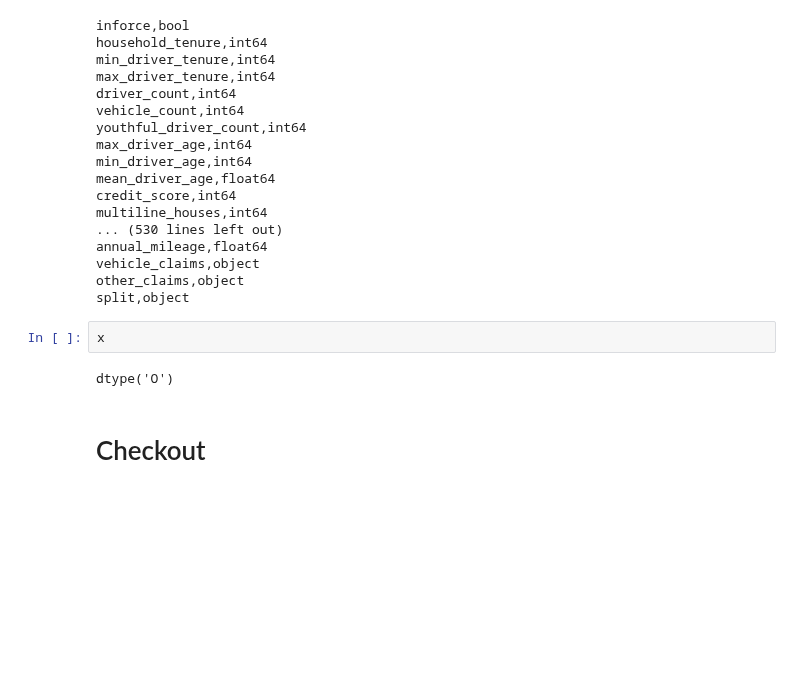
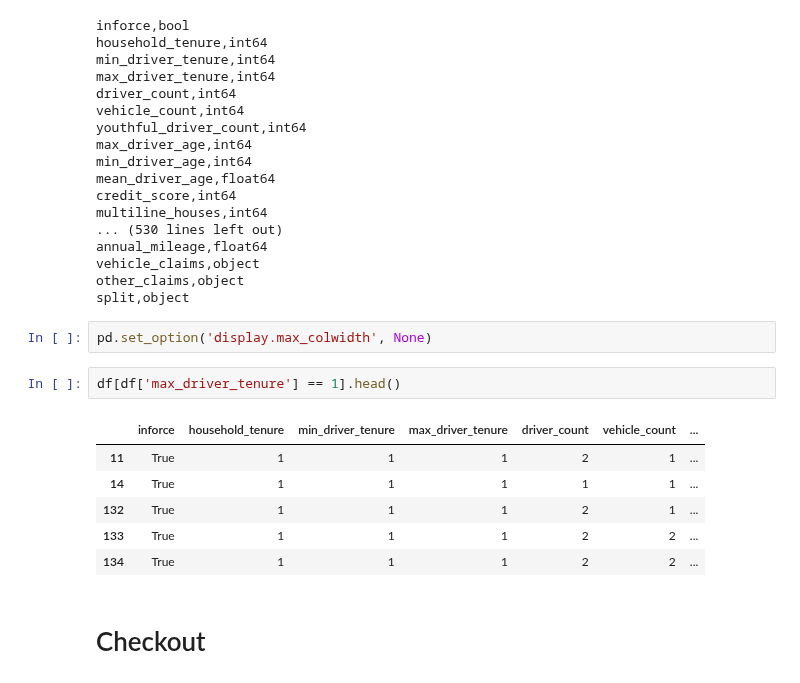
Before and after one commit to rosacker/msds_498_insurance_loss_modeling, a Jupyter notebook: synthetic_data_creation/Data_Creation.ipynb, the cells around one changed output. Cells and saved outputs as stored; diff of their text form; blank space fills up the shorter version.

```diff
--- a/synthetic_data_creation/Data_Creation.ipynb
+++ b/synthetic_data_creation/Data_Creation.ipynb
@@ -66,10 +66,17 @@ annual_mileage,float64
 vehicle_claims,object
 other_claims,object
 split,object
-# %%
-x
-# %% [output]
-dtype('O')
+# %%
+pd.set_option('display.max_colwidth', None)
+# %%
+df[df['max_driver_tenure'] == 1].head()
+# %% [output]
+|  | inforce | household_tenure | min_driver_tenure | max_driver_tenure | driver_count | vehicle_count | ... |
+| 11 | True | 1 | 1 | 1 | 2 | 1 | ... |
+| 14 | True | 1 | 1 | 1 | 1 | 1 | ... |
+| 132 | True | 1 | 1 | 1 | 2 | 1 | ... |
+| 133 | True | 1 | 1 | 1 | 2 | 2 | ... |
+| 134 | True | 1 | 1 | 1 | 2 | 2 | ... |
 # %% [markdown]
 # Checkout
 # %%
```
Also changed, not shown: parts of 2 cells of this notebook, 3 other files.
